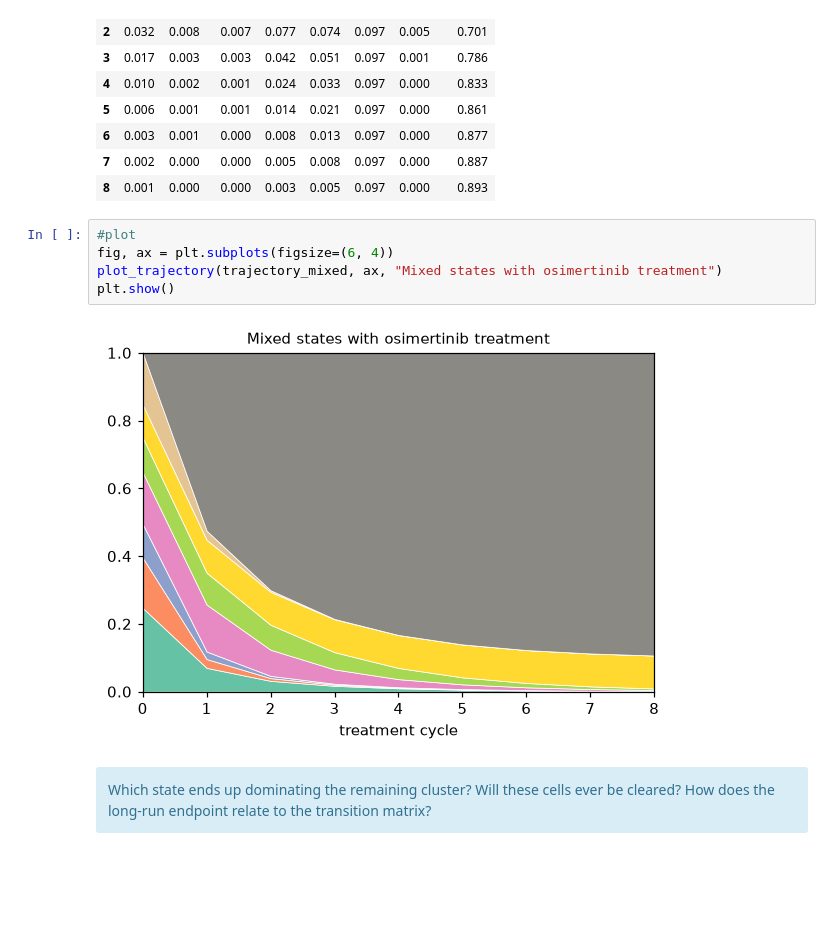
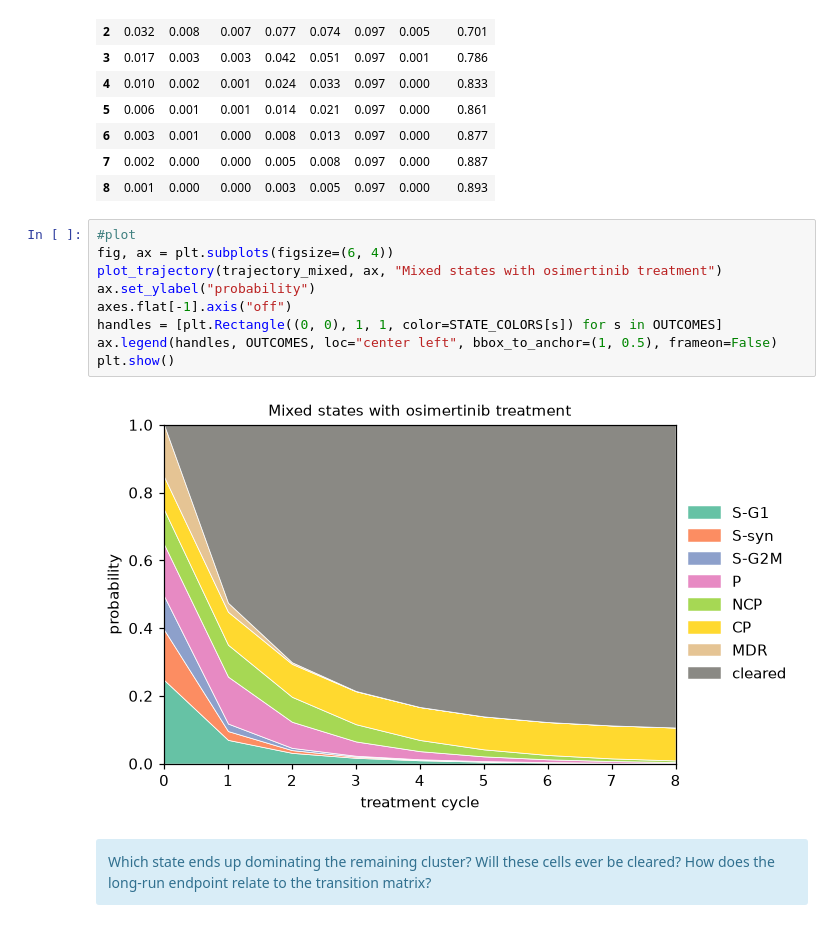
Before and after one commit to ds4e/uu_markov, a Jupyter notebook: lab_2/Lab09_markov_chain_cells.ipynb, the cells around one changed output. Drawn from its saved outputs; the diff is of its cells as text; blank space fills up the shorter version.

Commit message:
updated_graph

```diff
--- a/lab_2/Lab09_markov_chain_cells.ipynb
+++ b/lab_2/Lab09_markov_chain_cells.ipynb
@@ -322,9 +322,13 @@ pd.DataFrame(trajectory_mixed, columns=OUTCOMES).round(3)
 # %%
 #plot
 fig, ax = plt.subplots(figsize=(6, 4))
 plot_trajectory(trajectory_mixed, ax, "Mixed states with osimertinib treatment")
+ax.set_ylabel("probability")
+axes.flat[-1].axis("off")
+handles = [plt.Rectangle((0, 0), 1, 1, color=STATE_COLORS[s]) for s in OUTCOMES]
+ax.legend(handles, OUTCOMES, loc="center left", bbox_to_anchor=(1, 0.5), frameon=False)
 plt.show()
 # %% [output]
-[figure, old version]
+[figure, new version]
 # %% [markdown]
 <div class = "alert alert-info"> Which state ends up dominating the remaining cluster? Will these cells ever be cleared? How does the long-run endpoint relate to the transition matrix?</div>
```
Also changed, not shown: parts of 5 cells of this notebook.
